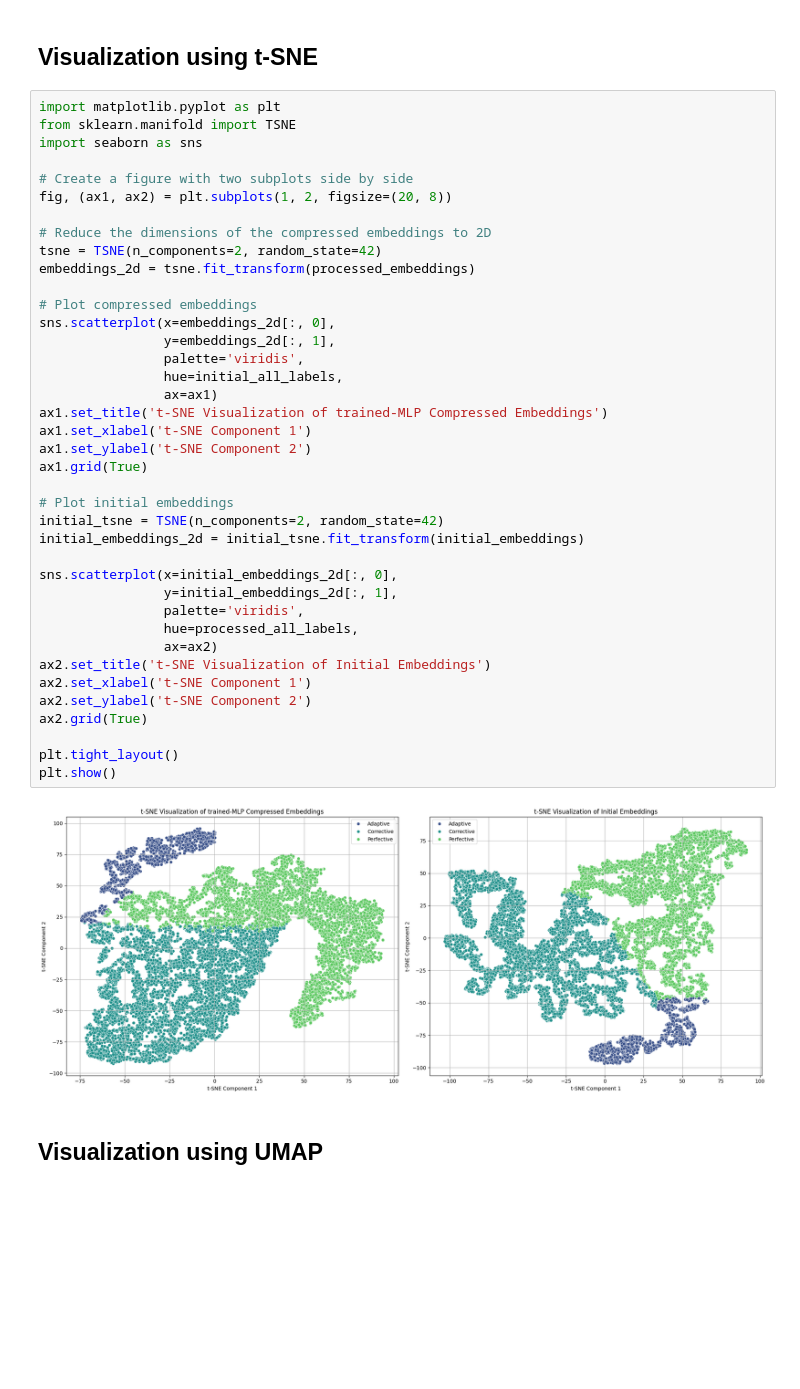
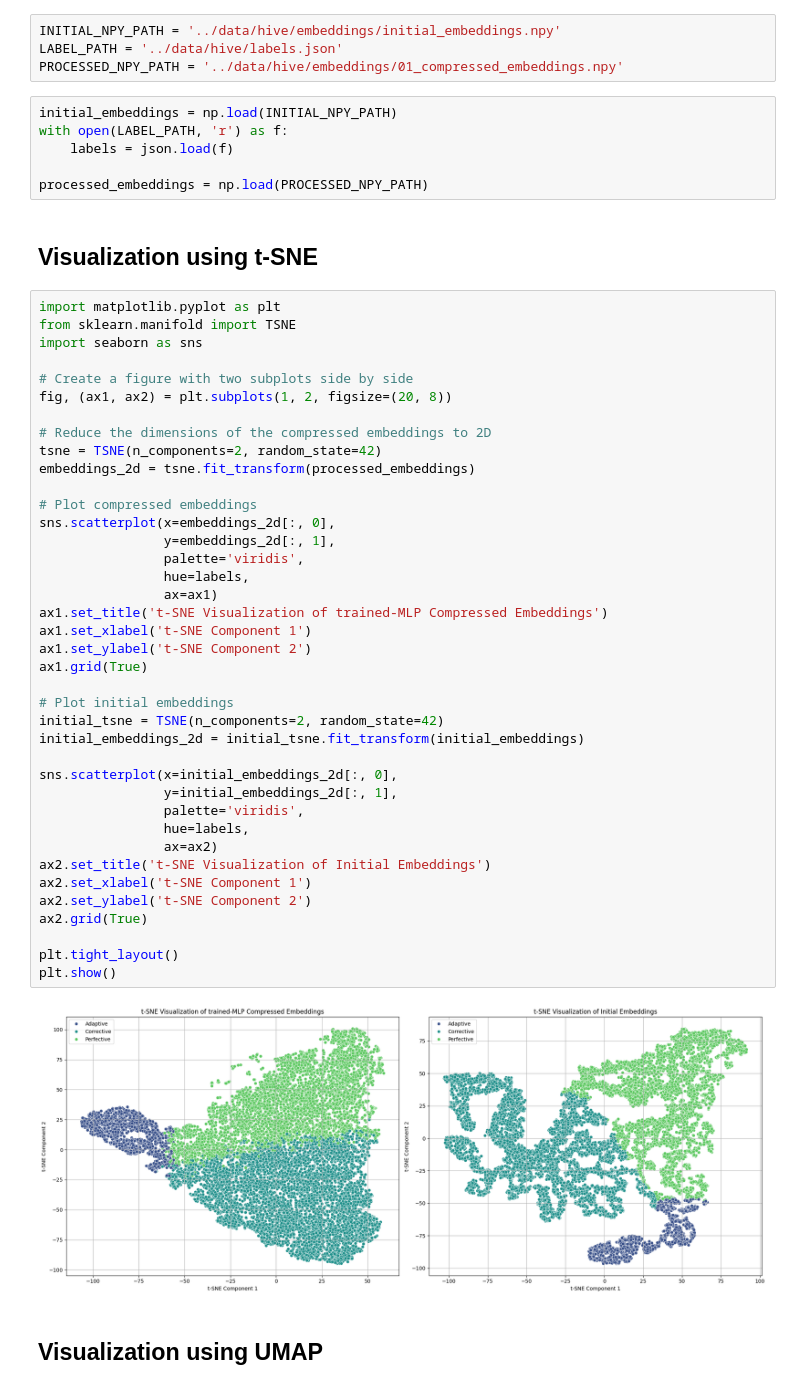
Before and after one commit to savirarama/Embedding-Clusters-Visualization, a Jupyter notebook: train-test/mlp_visualization.ipynb, the cells around one changed output. Drawn from its saved outputs; the diff is of its cells as text; blank space fills up the shorter version.

Commit message:
Revert embedding loading to .npy file due to slow DB performance. See #3

```diff
--- a/train-test/mlp_visualization.ipynb
+++ b/train-test/mlp_visualization.ipynb
@@ -90,3 +14,13 @@ Processing metadata for 16199 items...
+# %%
+INITIAL_NPY_PATH = '../data/hive/embeddings/initial_embeddings.npy'
+LABEL_PATH = '../data/hive/labels.json'
+PROCESSED_NPY_PATH = '../data/hive/embeddings/01_compressed_embeddings.npy'
+# %%
+initial_embeddings = np.load(INITIAL_NPY_PATH)
+with open(LABEL_PATH, 'r') as f:
+    labels = json.load(f)
+
+processed_embeddings = np.load(PROCESSED_NPY_PATH)
 # %% [markdown]
 ## Visualization using t-SNE
 # %%
@@ -100,36 +34,36 @@ fig, (ax1, ax2) = plt.subplots(1, 2, figsize=(20, 8))
 # Reduce the dimensions of the compressed embeddings to 2D
 tsne = TSNE(n_components=2, random_state=42)
 embeddings_2d = tsne.fit_transform(processed_embeddings)
 
 # Plot compressed embeddings
 sns.scatterplot(x=embeddings_2d[:, 0],
                 y=embeddings_2d[:, 1],
                 palette='viridis',
-                hue=initial_all_labels,
+                hue=labels,
                 ax=ax1)
 ax1.set_title('t-SNE Visualization of trained-MLP Compressed Embeddings')
 ax1.set_xlabel('t-SNE Component 1')
 ax1.set_ylabel('t-SNE Component 2')
 ax1.grid(True)
 
 # Plot initial embeddings
 initial_tsne = TSNE(n_components=2, random_state=42)
 initial_embeddings_2d = initial_tsne.fit_transform(initial_embeddings)
 
 sns.scatterplot(x=initial_embeddings_2d[:, 0],
                 y=initial_embeddings_2d[:, 1],
                 palette='viridis',
-                hue=processed_all_labels,
+                hue=labels,
                 ax=ax2)
 ax2.set_title('t-SNE Visualization of Initial Embeddings')
 ax2.set_xlabel('t-SNE Component 1')
 ax2.set_ylabel('t-SNE Component 2')
 ax2.grid(True)
 
 plt.tight_layout()
 plt.show()
 # %% [output]
-[figure, old version]
+[figure, new version]
 # %% [markdown]
 ## Visualization using UMAP
 # %%
```
Also changed, not shown: parts of 13 cells of this notebook, 4 other files.
